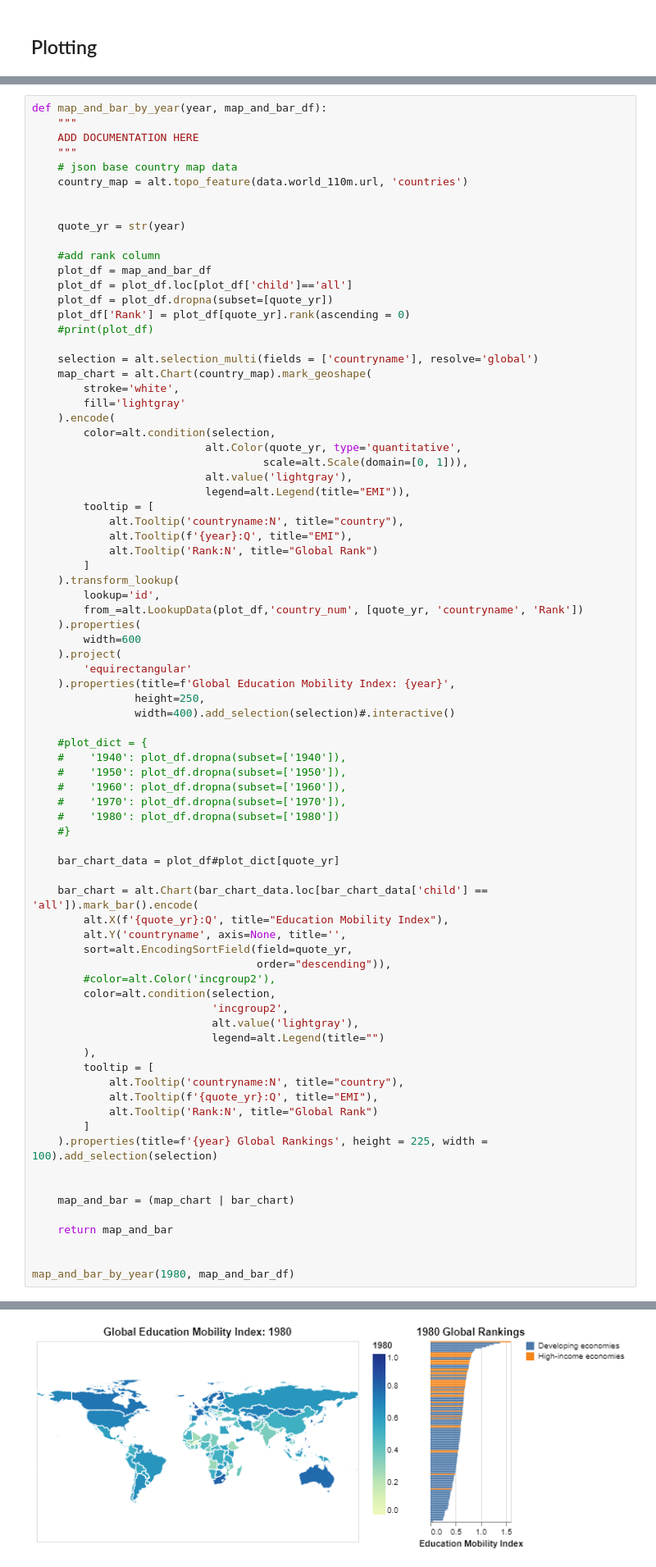
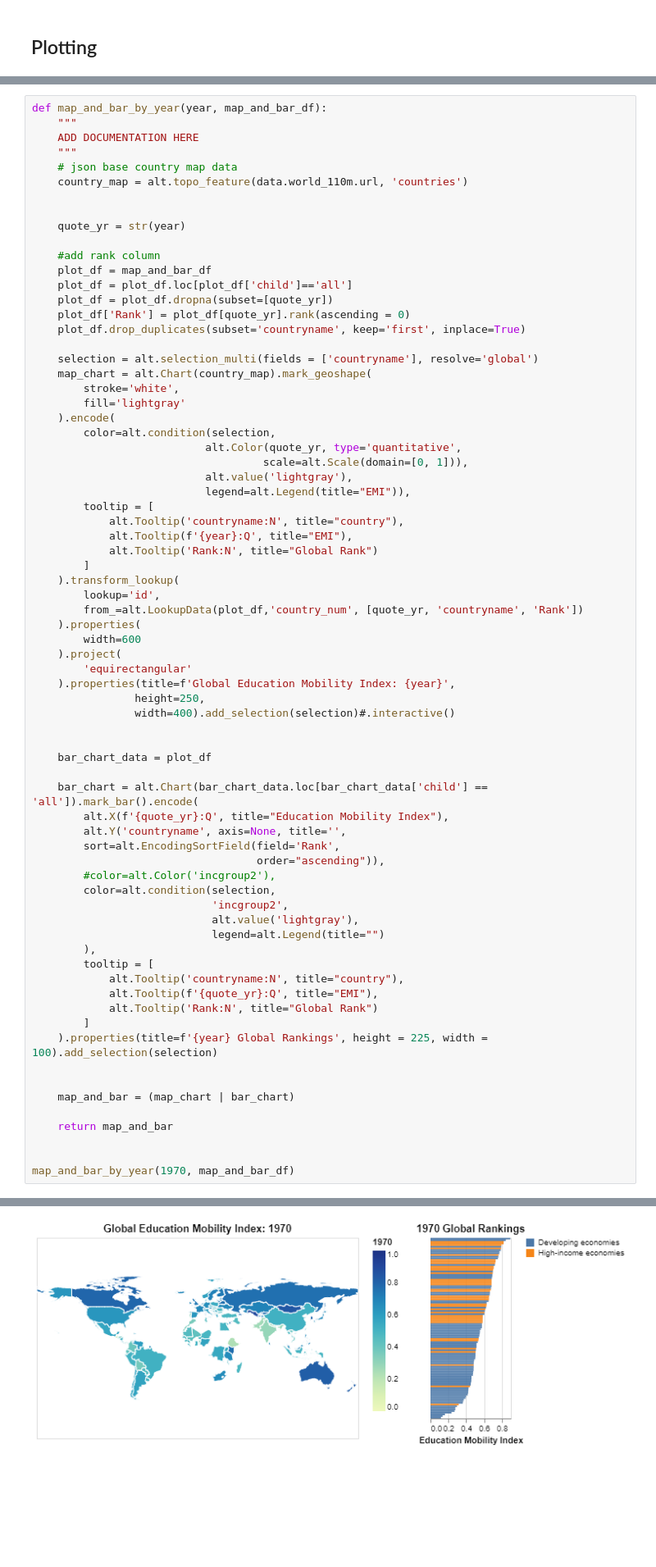
Before and after one commit to UBC-MDS/DSCI_532_L02_Group212_SocialMobilityProject, a Jupyter notebook: src/plot_functions.ipynb, the cells around one changed output, grey strips where cells are left out. Shown at 82% size. Cells and saved outputs as stored; diff of their text form; blank space fills up the shorter version.

Commit message:
fixed error with ranking in bar plot

```diff
--- a/src/plot_functions.ipynb
+++ b/src/plot_functions.ipynb
@@ -110,7 +110,7 @@ def map_and_bar_by_year(year, map_and_bar_df):
     plot_df = plot_df.loc[plot_df['child']=='all']
     plot_df = plot_df.dropna(subset=[quote_yr])
     plot_df['Rank'] = plot_df[quote_yr].rank(ascending = 0)
-    #print(plot_df)
+    plot_df.drop_duplicates(subset='countryname', keep='first', inplace=True)
 
     selection = alt.selection_multi(fields = ['countryname'], resolve='global')
     map_chart = alt.Chart(country_map).mark_geoshape(
@@ -137,42 +137,35 @@ def map_and_bar_by_year(year, map_and_bar_df):
     ).properties(title=f'Global Education Mobility Index: {year}',
                 height=250,
                 width=400).add_selection(selection)#.interactive()
 
-    #plot_dict = {
-    #    '1940': plot_df.dropna(subset=['1940']),
-    #    '1950': plot_df.dropna(subset=['1950']),
-    #    '1960': plot_df.dropna(subset=['1960']),
-    #    '1970': plot_df.dropna(subset=['1970']),
-    #    '1980': plot_df.dropna(subset=['1980'])
-    #}
 
-    bar_chart_data = plot_df#plot_dict[quote_yr]
+    bar_chart_data = plot_df
 
     bar_chart = alt.Chart(bar_chart_data.loc[bar_chart_data['child'] == 'all']).mark_bar().encode(
         alt.X(f'{quote_yr}:Q', title="Education Mobility Index"),
         alt.Y('countryname', axis=None, title='',
-        sort=alt.EncodingSortField(field=quote_yr,
-                                   order="descending")),
+        sort=alt.EncodingSortField(field='Rank',
+                                   order="ascending")),
         #color=alt.Color('incgroup2'),
         color=alt.condition(selection,
                             'incgroup2',
                             alt.value('lightgray'),
                             legend=alt.Legend(title="")
         ),
         tooltip = [
             alt.Tooltip('countryname:N', title="country"),
             alt.Tooltip(f'{quote_yr}:Q', title="EMI"),
             alt.Tooltip('Rank:N', title="Global Rank")
         ]
     ).properties(title=f'{year} Global Rankings', height = 225, width = 100).add_selection(selection)
 
 
     map_and_bar = (map_chart | bar_chart)
 
     return map_and_bar
 
 
-map_and_bar_by_year(1980, map_and_bar_df)
+map_and_bar_by_year(1970, map_and_bar_df)
 # %% [output]
 <vega.vegalite.VegaLite at 0x...>
-[figure, old version]
+[figure, new version]
```
Also changed, not shown: parts of 2 cells of this notebook, 3 other files.
